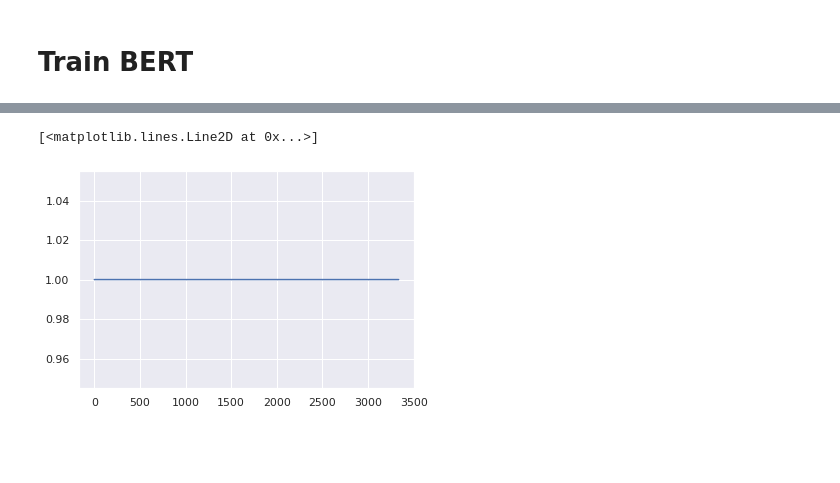
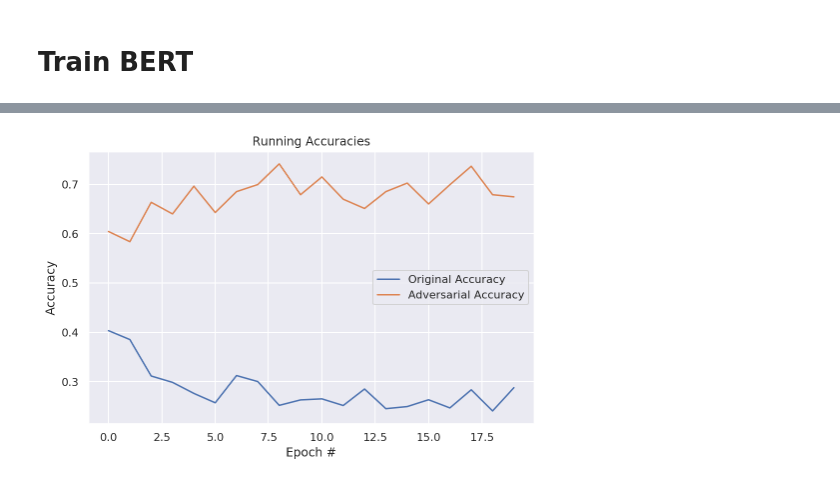
Before and after one commit to JoshFeldman95/Deployable-ML, a Jupyter notebook: notebooks/non_robust_classifier.ipynb, the cells around one changed output, grey strips where cells are left out. Cells and saved outputs as stored; diff of their text form; code cells hidden in the pictures; blank space fills up the shorter version.

```diff
--- a/notebooks/non_robust_classifier.ipynb
+++ b/notebooks/non_robust_classifier.ipynb
@@ -96,45 +104,38 @@ def undersample_neg(text, label):
 # %%
 criterion = nn.CrossEntropyLoss()
-optimizer = AdamW(bert.parameters(), lr=1e-3)
+optimizer = AdamW(bert.parameters(), lr=1e-4)
 # %%
 # keep track of train and validation performance
 losses = []
 accuracies = []
-val_losses = []
-val_accuracies = []
+original_val_accuracies = []
+adversarial_val_accuracies = []
 # %%
 verbose_interval = 20
 num_epochs = 20
+bert.train()
 
 for epoch in range(num_epochs):
     for ibatch, batch in enumerate(train_adv_iter):
         text = batch.text
         label = batch.label - 1
-#         text, label = undersample_neg(text, label)
 
         optimizer.zero_grad()
         output = bert(text)[0]
-        acc = np.mean((output.argmax(dim=-1) == label).cpu().numpy())
+        acc = torch.mean((output.argmax(dim=-1) == label).float()).item()
         accuracies.append(acc)
         loss = criterion(output, label)
+        losses.append(loss.item())
         loss.backward()
         optimizer.step()
 
-        losses.append(loss.item())
         if (ibatch + 1) % verbose_interval == 0:
-            print(epoch+1, ibatch+1, np.mean(losses[-verbose_interval:]), np.mean(accuracies[-verbose_interval:]), sep='\t')
+            print(epoch+1, ibatch+1,
+                  np.mean(losses[-verbose_interval:]),
+                  np.mean(accuracies[-verbose_interval:]),
+                  sep='\t')
 
-    val_batch_losses = []
-    val_batch_accuracies = []
-    for batch in list(test_adv_iter):
-        text = batch.text
-        label = batch.label - 1
-        output = bert(text)[0]
-        acc = np.mean((output.argmax(dim=-1) == label).cpu().numpy())
-        val_batch_accuracies.append(acc)
-        loss = criterion(output, label)
-        val_batch_losses.append(loss.item())
-    val_losses.append(np.mean(val_batch_losses))
-    val_accuracies.append(np.mean(val_batch_accuracies))
+    original_val_accuracies.append(evaluate(bert, test_iter, max_iter=100))
+    adversarial_val_accuracies.append(evaluate(bert, test_adv_iter))
 
-    print(f'val. loss: {val_losses[-1]:0.5f}\t val. acc: {val_accuracies[-1]*100:0.2f}%')
+    print(f'adversarial set val. acc: {adversarial_val_accuracies[-1]*100:0.2f}%, original test acc: {original_val_accuracies[-1]*100:0.2f}%')
@@ -178,5 +142,14 @@ plt.show()
-# %%
-plt.plot(accuracies)
-# %% [output]
-[<matplotlib.lines.Line2D at 0x...>]
-[figure, removed]
+# %%
+original_val_accuracies = np.array(original_val_accuracies)
+adversarial_val_accuracies = np.array(adversarial_val_accuracies)
+# %%
+plt.figure(figsize=(8,5))
+plt.plot(original_val_accuracies, label='Original Accuracy')
+plt.plot(adversarial_val_accuracies, label='Adversarial Accuracy')
+plt.xlabel('Epoch #')
+plt.ylabel('Accuracy')
+plt.title('Running Accuracies')
+plt.legend()
+plt.show()
+# %% [output]
+[figure, added]
```
Also changed, not shown: parts of 20 cells of this notebook.
